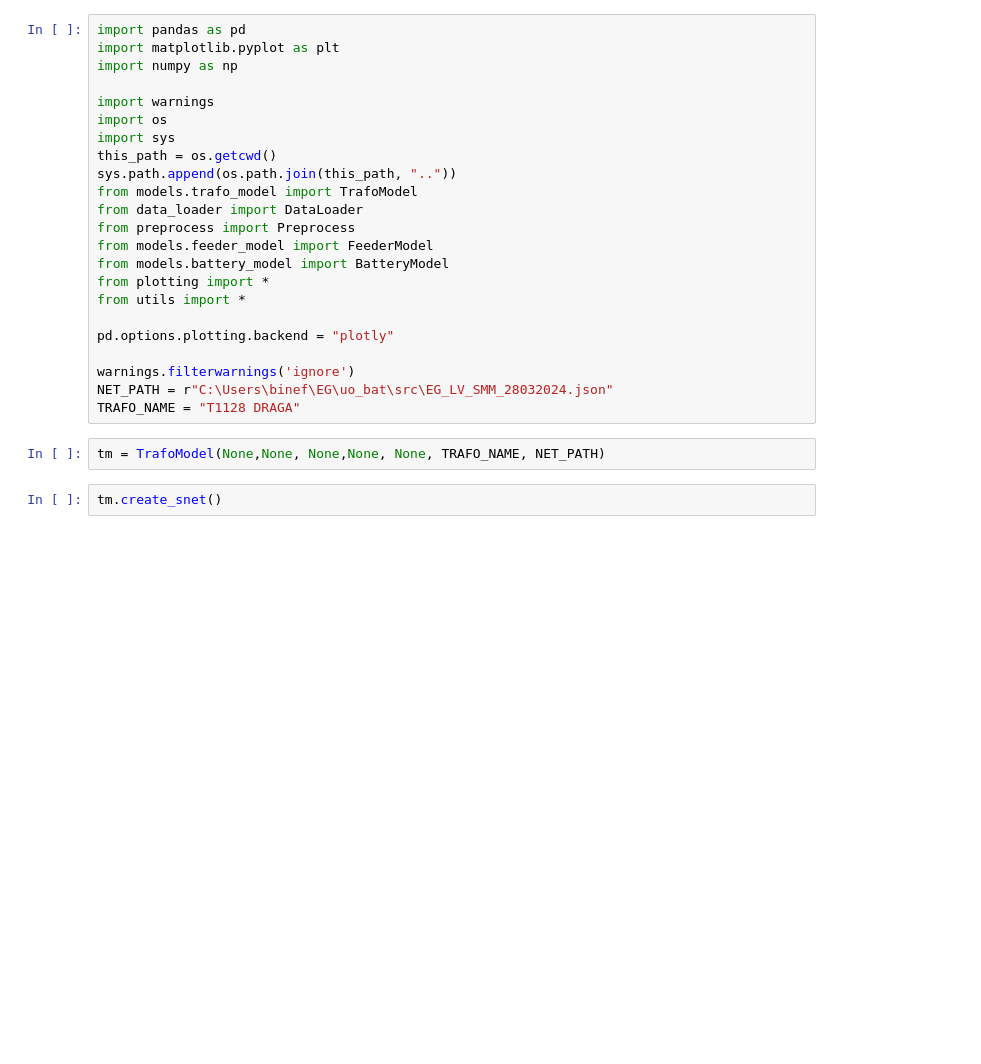
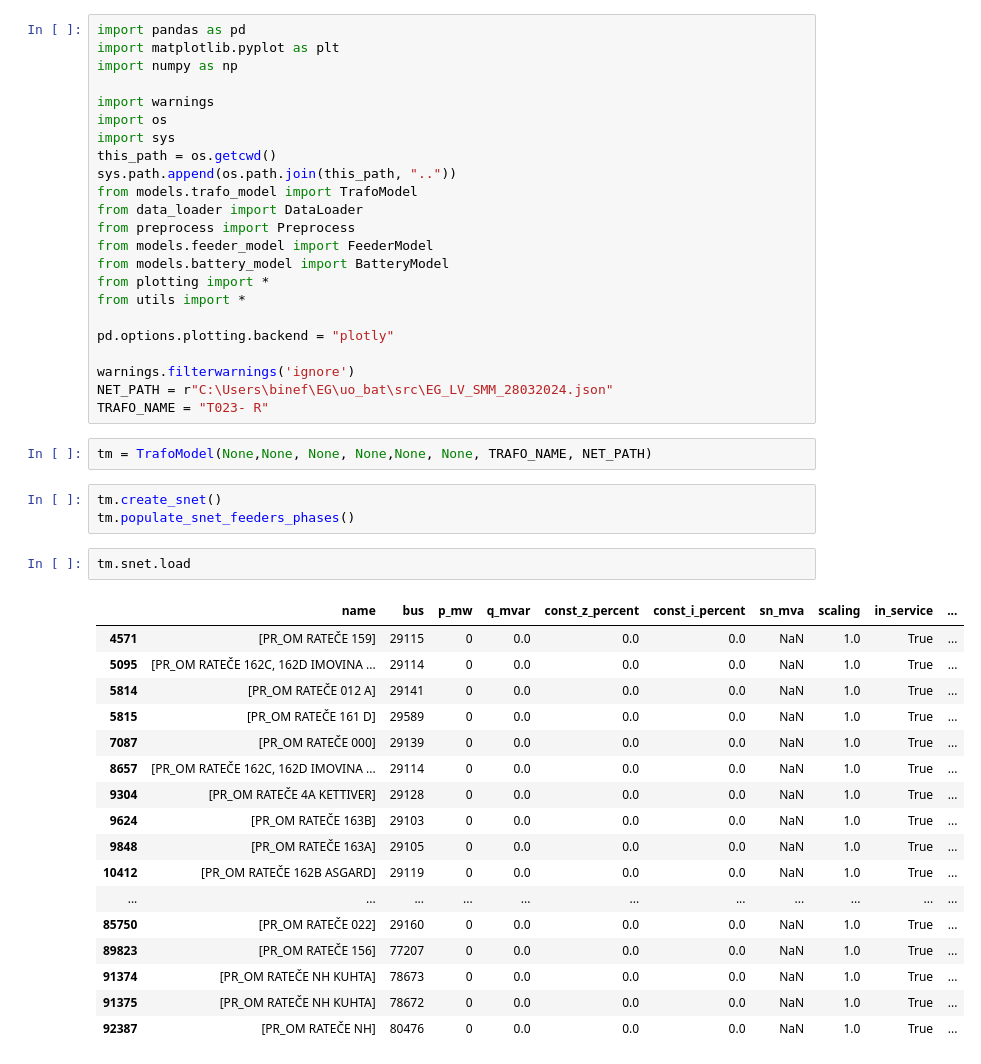
Before and after one commit to Bine-f/uo_bat, a Jupyter notebook: src/notebooks/trafo_net_plotting.ipynb, the cells around one changed output. Cells and saved outputs as stored; diff of their text form; blank space fills up the shorter version.

```diff
--- a/src/notebooks/trafo_net_plotting.ipynb
+++ b/src/notebooks/trafo_net_plotting.ipynb
@@ -20,9 +20,30 @@ pd.options.plotting.backend = "plotly"
 
 warnings.filterwarnings('ignore')
 NET_PATH = r"C:\Users\binef\EG\uo_bat\src\EG_LV_SMM_28032024.json"
-TRAFO_NAME = "T1128 DRAGA"
+TRAFO_NAME = "T023- R"
 # %%
-tm = TrafoModel(None,None, None,None, None, TRAFO_NAME, NET_PATH)
+tm = TrafoModel(None,None, None, None,None, None, TRAFO_NAME, NET_PATH)
 # %%
 tm.create_snet()
+tm.populate_snet_feeders_phases()
+# %%
+tm.snet.load
+# %% [output]
+|  | name | bus | p_mw | q_mvar | const_z_percent | const_i_percent | sn_mva | scaling | in_service | ... |
+| 4571 | [PR_OM RATEČE 159] | 29115 | 0 | 0.0 | 0.0 | 0.0 | NaN | 1.0 | True | ... |
+| 5095 | [PR_OM RATEČE 162C, 162D IMOVINA ... | 29114 | 0 | 0.0 | 0.0 | 0.0 | NaN | 1.0 | True | ... |
+| 5814 | [PR_OM RATEČE 012 A] | 29141 | 0 | 0.0 | 0.0 | 0.0 | NaN | 1.0 | True | ... |
+| 5815 | [PR_OM RATEČE 161 D] | 29589 | 0 | 0.0 | 0.0 | 0.0 | NaN | 1.0 | True | ... |
+| 7087 | [PR_OM RATEČE 000] | 29139 | 0 | 0.0 | 0.0 | 0.0 | NaN | 1.0 | True | ... |
+| 8657 | [PR_OM RATEČE 162C, 162D IMOVINA ... | 29114 | 0 | 0.0 | 0.0 | 0.0 | NaN | 1.0 | True | ... |
+| 9304 | [PR_OM RATEČE 4A KETTIVER] | 29128 | 0 | 0.0 | 0.0 | 0.0 | NaN | 1.0 | True | ... |
+| 9624 | [PR_OM RATEČE 163B] | 29103 | 0 | 0.0 | 0.0 | 0.0 | NaN | 1.0 | True | ... |
+| 9848 | [PR_OM RATEČE 163A] | 29105 | 0 | 0.0 | 0.0 | 0.0 | NaN | 1.0 | True | ... |
+| 10412 | [PR_OM RATEČE 162B ASGARD] | 29119 | 0 | 0.0 | 0.0 | 0.0 | NaN | 1.0 | True | ... |
+| ... | ... | ... | ... | ... | ... | ... | ... | ... | ... | ... |
+| 85750 | [PR_OM RATEČE 022] | 29160 | 0 | 0.0 | 0.0 | 0.0 | NaN | 1.0 | True | ... |
+| 89823 | [PR_OM RATEČE 156] | 77207 | 0 | 0.0 | 0.0 | 0.0 | NaN | 1.0 | True | ... |
+| 91374 | [PR_OM RATEČE NH KUHTA] | 78673 | 0 | 0.0 | 0.0 | 0.0 | NaN | 1.0 | True | ... |
+| 91375 | [PR_OM RATEČE NH KUHTA] | 78672 | 0 | 0.0 | 0.0 | 0.0 | NaN | 1.0 | True | ... |
+| 92387 | [PR_OM RATEČE NH] | 80476 | 0 | 0.0 | 0.0 | 0.0 | NaN | 1.0 | True | ... |
 # %%
```
Also changed, not shown: parts of 1 cell of this notebook, 7 other files.
